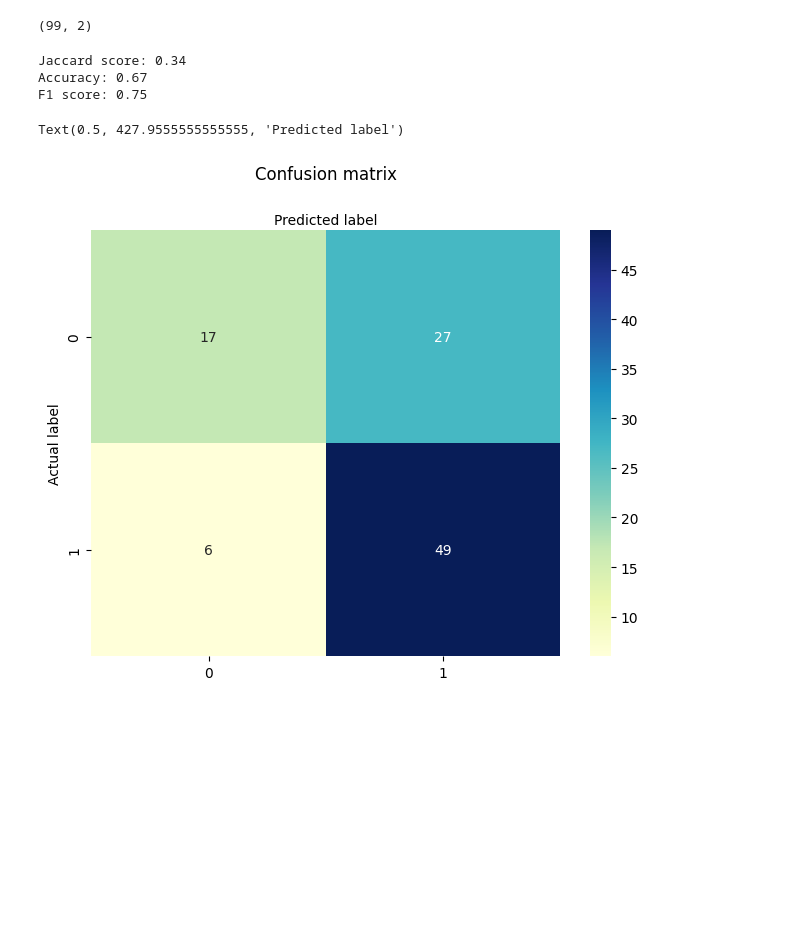
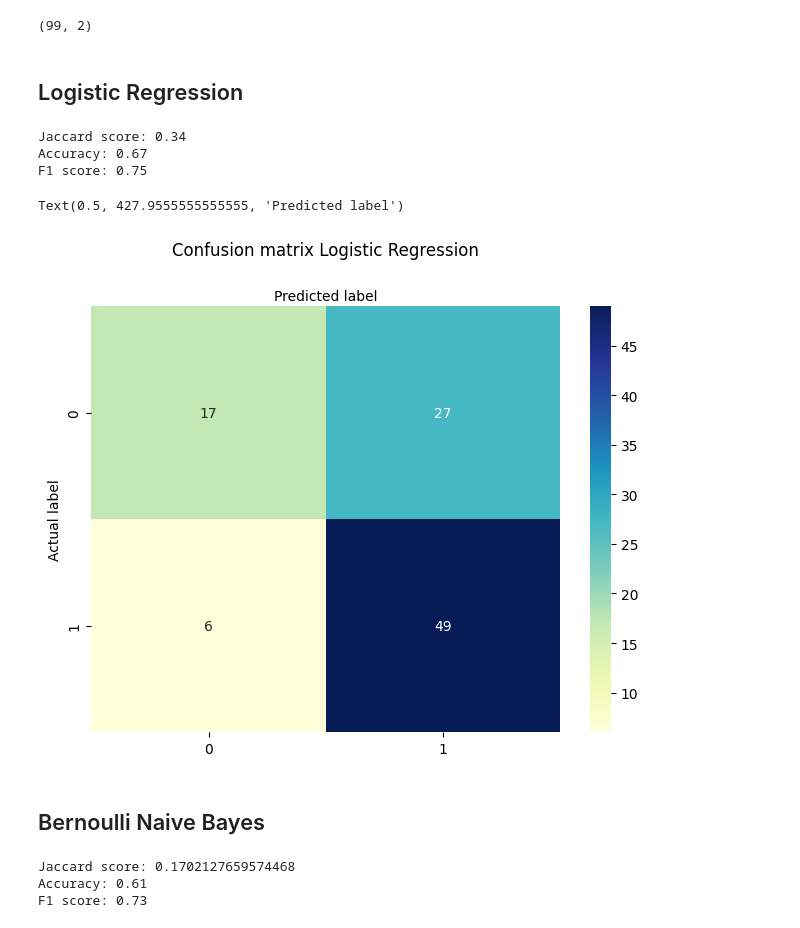
Before and after one commit to buisonanh/phishing-urls-detection, a Jupyter notebook: model.ipynb, the cells around one changed output. Drawn from its saved outputs; the diff is of its cells as text; code cells hidden in the pictures; blank space fills up the shorter version.

```diff
--- a/model.ipynb
+++ b/model.ipynb
@@ -390,31 +431,51 @@ y_t_pred = logreg.predict(combined_features_arr)
+# %% [markdown]
+## Logistic Regression
 # %%
-print(f"Jaccard score: {jaccard_score(y_t, y_t_pred,pos_label=0)}")
+y_t_pred_lr = logreg.predict(combined_features_arr)
 
-accuracy = accuracy_score(y_t, y_t_pred)
+print(f"Jaccard score: {jaccard_score(y_t, y_t_pred_lr,pos_label=0)}")
+
+accuracy = accuracy_score(y_t, y_t_pred_lr)
 print(f"Accuracy: {accuracy:.2f}")
 
-f1 = f1_score(y_t, y_t_pred)
+f1 = f1_score(y_t, y_t_pred_lr)
 print(f"F1 score: {f1:.2f}")
 # %% [output]
 Jaccard score: 0.34
 Accuracy: 0.67
 F1 score: 0.75
 # %%
-cnf_matrix = metrics.confusion_matrix(y_t, y_t_pred)
+cnf_matrix = metrics.confusion_matrix(y_t, y_t_pred_lr)
 cnf_matrix
 
 class_names=[] # name  of classes
 fig, ax = plt.subplots()
 tick_marks = np.arange(len(class_names))
 plt.xticks(tick_marks, class_names)
 plt.yticks(tick_marks, class_names)
 # create heatmap
 sns.heatmap(pd.DataFrame(cnf_matrix), annot=True, cmap="YlGnBu" ,fmt='g')
 ax.xaxis.set_label_position("top")
 plt.tight_layout()
-plt.title('Confusion matrix', y=1.1)
+plt.title('Confusion matrix Logistic Regression', y=1.1)
 plt.ylabel('Actual label')
 plt.xlabel('Predicted label')
 # %% [output]
 Text(0.5, 427.9555555555555, 'Predicted label')
-[figure, old version]
+[figure, new version]
+# %% [markdown]
+## Bernoulli Naive Bayes
+# %%
+y_t_pred_bnb = bnb.predict(combined_features_arr)
+
+print(f"Jaccard score: {jaccard_score(y_t, y_t_pred_bnb,pos_label=0)}")
+
+accuracy = accuracy_score(y_t, y_t_pred_bnb)
+print(f"Accuracy: {accuracy:.2f}")
+
+f1 = f1_score(y_t, y_t_pred_bnb)
+print(f"F1 score: {f1:.2f}")
+# %% [output]
+Jaccard score: 0.1702127659574468
+Accuracy: 0.61
+F1 score: 0.73
```
Also changed, not shown: parts of 10 cells of this notebook.
